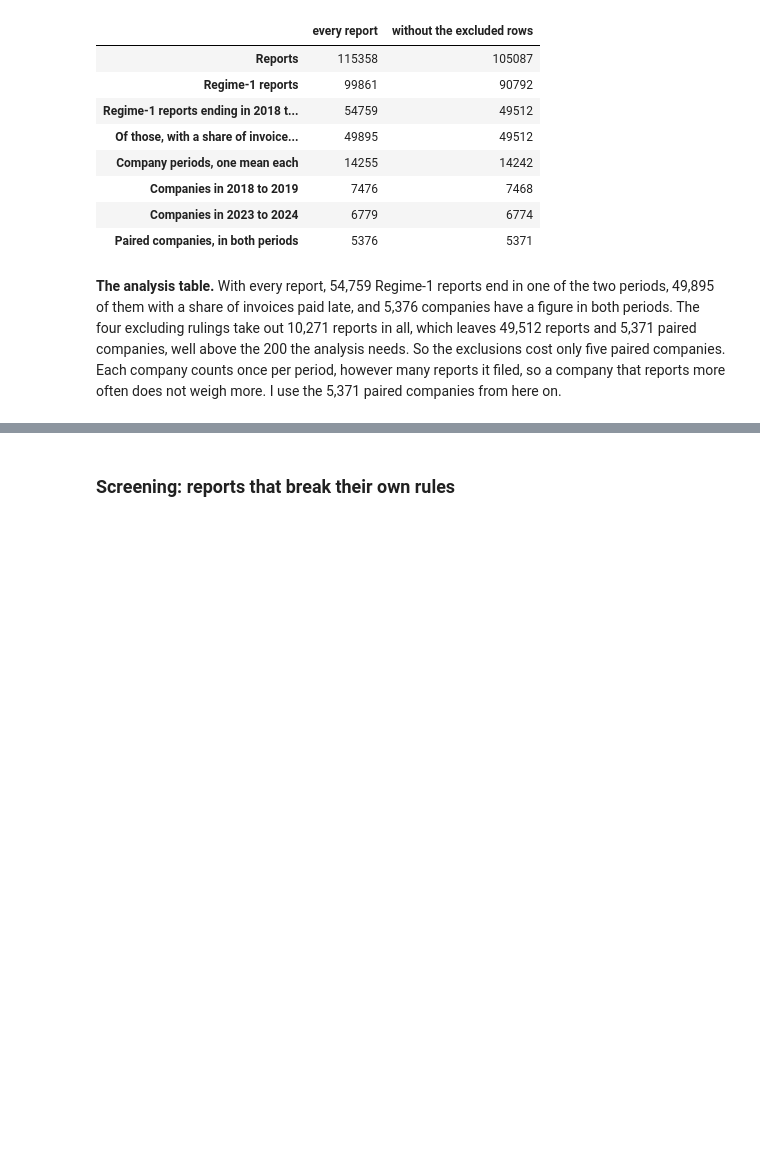
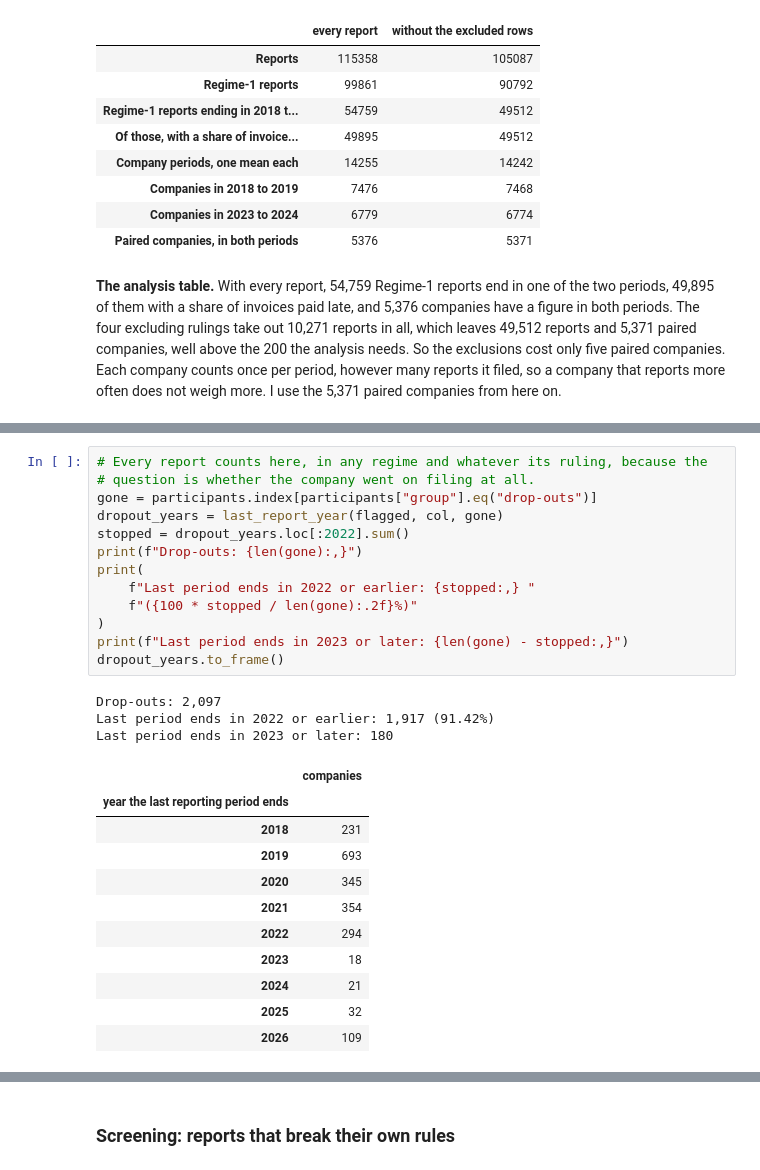
Before and after one commit to PaddyGilliland1/statistical-analysis-project, a Jupyter notebook: analysis.ipynb, the cells around one changed output, grey strips where cells are left out. Saved outputs shown, nothing was run; the diff lists cells and outputs as text; blank space fills up the shorter version.

```diff
--- a/analysis.ipynb
+++ b/analysis.ipynb
@@ -945,0 +1224,28 @@ Paired companies: 5,371 (the analysis needs at least 200)
+# %%
+# Every report counts here, in any regime and whatever its ruling, because the
+# question is whether the company went on filing at all.
+gone = participants.index[participants["group"].eq("drop-outs")]
+dropout_years = last_report_year(flagged, col, gone)
+stopped = dropout_years.loc[:2022].sum()
+print(f"Drop-outs: {len(gone):,}")
+print(
+    f"Last period ends in 2022 or earlier: {stopped:,} "
+    f"({100 * stopped / len(gone):.2f}%)"
+)
+print(f"Last period ends in 2023 or later: {len(gone) - stopped:,}")
+dropout_years.to_frame()
+# %% [output]
+Drop-outs: 2,097
+Last period ends in 2022 or earlier: 1,917 (91.42%)
+Last period ends in 2023 or later: 180
+|  | companies |
+| year the last reporting period ends |  |
+| 2018 | 231 |
+| 2019 | 693 |
+| 2020 | 345 |
+| 2021 | 354 |
+| 2022 | 294 |
+| 2023 | 18 |
+| 2024 | 21 |
+| 2025 | 32 |
+| 2026 | 109 |
```
Also changed, not shown: parts of 14 cells of this notebook.
